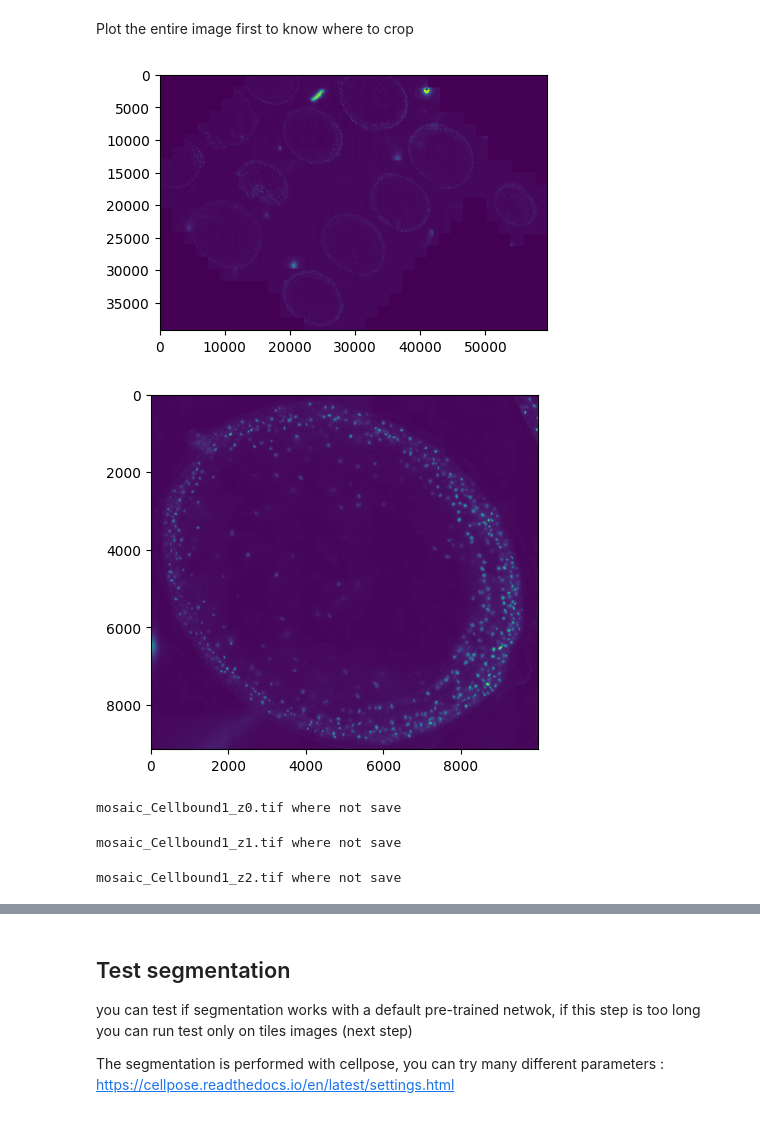
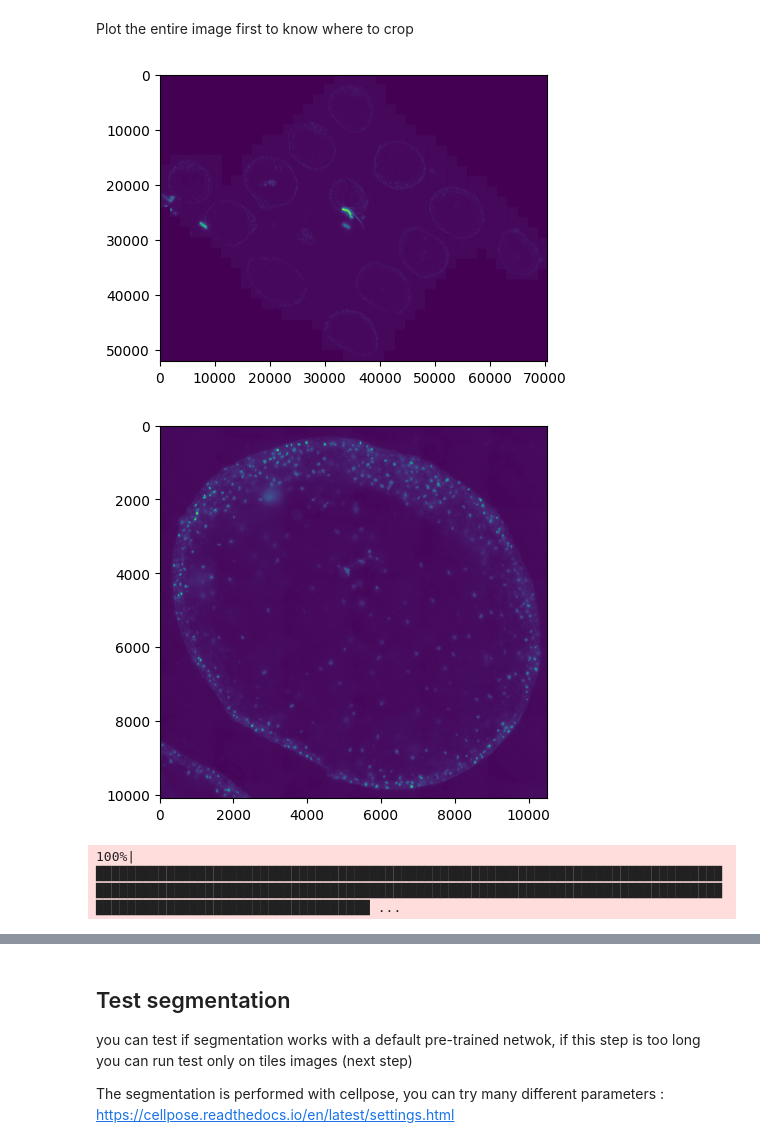
Before and after one commit to tdefa/t_me, a Jupyter notebook: Tutorial chenxi -Vizualization and segmentation.ipynb, the cells around one changed output, grey strips where cells are left out. Saved outputs shown, nothing was run; the diff lists cells and outputs as text; code cells hidden in the pictures.

```diff
--- a/Tutorial chenxi -Vizualization and segmentation.ipynb
+++ b/Tutorial chenxi -Vizualization and segmentation.ipynb
@@ -35,7 +35,7 @@ To register the spots with this images you have to use the "manifest.json" file
 # %%
 ##### TO COMPLETE WITH YOUR PATH
 
-path_to_region = "/media/tom/Transcend/bioinfo-portal.curie.fr/backend/services/popeye/2018383/output/region_1"
+path_to_region = "/media/tom/Transcend/chenxi/region_2"
 path_to_save_csv_rna = path_to_region + "/rna_z_stack1"
 
 # create the folder to save the registered CSV
@@ -102,32 +108,31 @@ fig, ax = plt.subplots(1, 1, figsize=(5, 5))
 ax.imshow(Cellbound2)
 plt.show()
 # %% [output]
-[figure, old version]
+[figure, new version]
 # %%
 ### select the coordinates of the ROI you want
-crop_min_x = 18500
-crop_max_x = 28500
-crop_min_y = 4800
-crop_max_y = 13950
+crop_min_x = 48500
+crop_max_x = 59000
+crop_min_y = 20100
+crop_max_y = 30200
 fig, ax = plt.subplots(1, 1, figsize=(5, 5))
 ax.imshow(Cellbound2[crop_min_y:crop_max_y,crop_min_x:crop_max_x])
 plt.show()
 # %% [output]
-[figure, old version]
+[figure, new version]
 # %%
 #### save the cropped images
 path_tiff_folder = Path(path_to_region + "/images")
-for path_tiff in tqdm(list(path_tiff_folder.glob("*.tif"))):
+for path_tiff in tqdm(list(path_tiff_folder.glob("*_z4.tif"))):
     try :
         tiff = tifffile.imread(path_tiff)
         tifffile.imwrite(Path(path_to_save_crop_img) / path_tiff.name, tiff[crop_min_y:crop_max_y,crop_min_x:crop_max_x])
-    except:
+    except Exception as e:
+        print(e)
         print(f"{path_tiff.name} where not save")
         pass
 # %% [output]
-mosaic_Cellbound1_z0.tif where not save
+100%|███████████████████████████████████████████████████████████████████████████████████████████████████████████████████████████████████████████████████████████████████████████████████████████████████ ...
-mosaic_Cellbound1_z1.tif where not save
-mosaic_Cellbound1_z2.tif where not save
 # %%
 # save the cropped ROI with the corresponding RNA and cell coordinates csv
 limx = crop_max_x - crop_min_x
```
Also changed, not shown: parts of 9 cells of this notebook, 1 other file.
